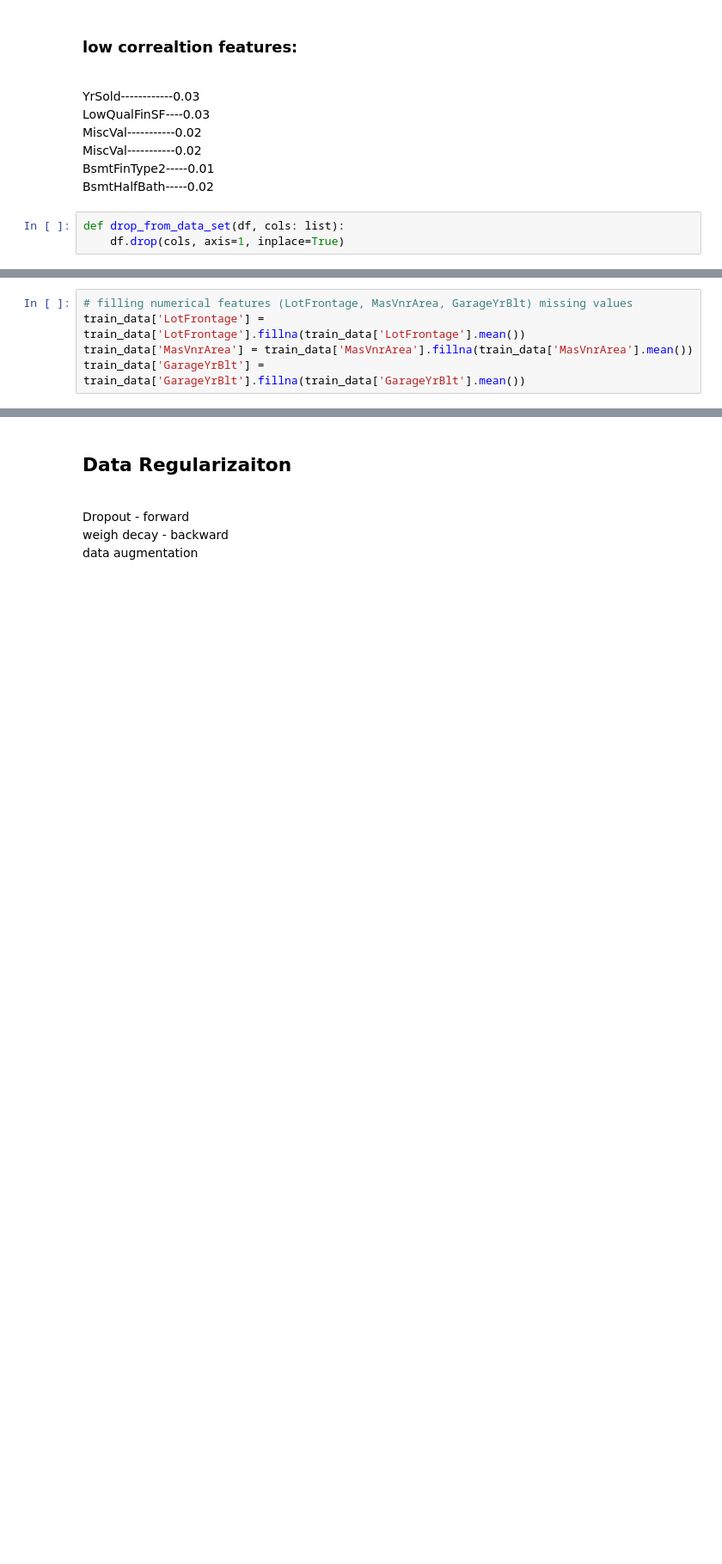
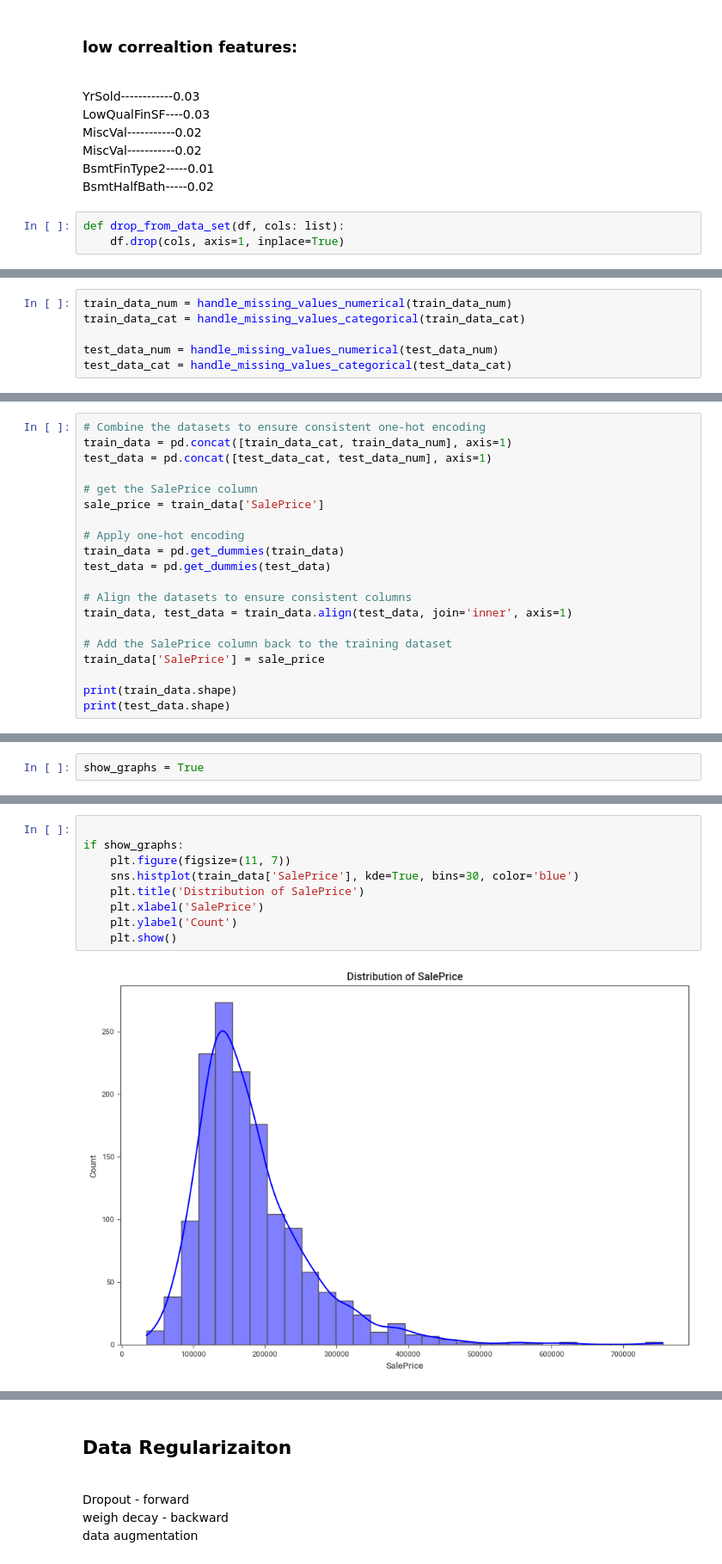
Before and after one commit to Danielbet21/House-Prices---Advanced-Regression-Techniques--ML, a Jupyter notebook: House_Pricing.ipynb, the cells around one changed output, grey strips where cells are left out. Shown at 86% size. Saved outputs shown, nothing was run; the diff lists cells and outputs as text; blank space fills up the shorter version.

```diff
--- a/House_Pricing.ipynb
+++ b/House_Pricing.ipynb
@@ -145,0 +246,6 @@ if show_graphs > 0:
+# %%
+train_data_num = handle_missing_values_numerical(train_data_num)
+train_data_cat = handle_missing_values_categorical(train_data_cat)
+
+test_data_num = handle_missing_values_numerical(test_data_num)
+test_data_cat = handle_missing_values_categorical(test_data_cat)
@@ -145,0 +372,20 @@ if show_graphs > 0:
+# %%
+# Combine the datasets to ensure consistent one-hot encoding
+train_data = pd.concat([train_data_cat, train_data_num], axis=1)
+test_data = pd.concat([test_data_cat, test_data_num], axis=1)
+
+# get the SalePrice column
+sale_price = train_data['SalePrice']
+
+# Apply one-hot encoding
+train_data = pd.get_dummies(train_data)
+test_data = pd.get_dummies(test_data)
+
+# Align the datasets to ensure consistent columns
+train_data, test_data = train_data.align(test_data, join='inner', axis=1)
+
+# Add the SalePrice column back to the training dataset
+train_data['SalePrice'] = sale_price
+
+print(train_data.shape)
+print(test_data.shape)
@@ -170,5 +396,0 @@ memory usage: 137.0+ KB
-# %%
-# filling numerical features (LotFrontage, MasVnrArea, GarageYrBlt) missing values
-train_data['LotFrontage'] = train_data['LotFrontage'].fillna(train_data['LotFrontage'].mean())
-train_data['MasVnrArea'] = train_data['MasVnrArea'].fillna(train_data['MasVnrArea'].mean())
-train_data['GarageYrBlt'] = train_data['GarageYrBlt'].fillna(train_data['GarageYrBlt'].mean())
@@ -240,0 +397,2 @@ memory usage: 45.8 KB
+# %%
+show_graphs = True
@@ -240,0 +401,11 @@ memory usage: 45.8 KB
+# %%
+
+if show_graphs:
+    plt.figure(figsize=(11, 7))
+    sns.histplot(train_data['SalePrice'], kde=True, bins=30, color='blue')
+    plt.title('Distribution of SalePrice')
+    plt.xlabel('SalePrice')
+    plt.ylabel('Count')
+    plt.show()
+# %% [output]
+[figure, added]
```
Also changed, not shown: parts of 56 cells of this notebook.
